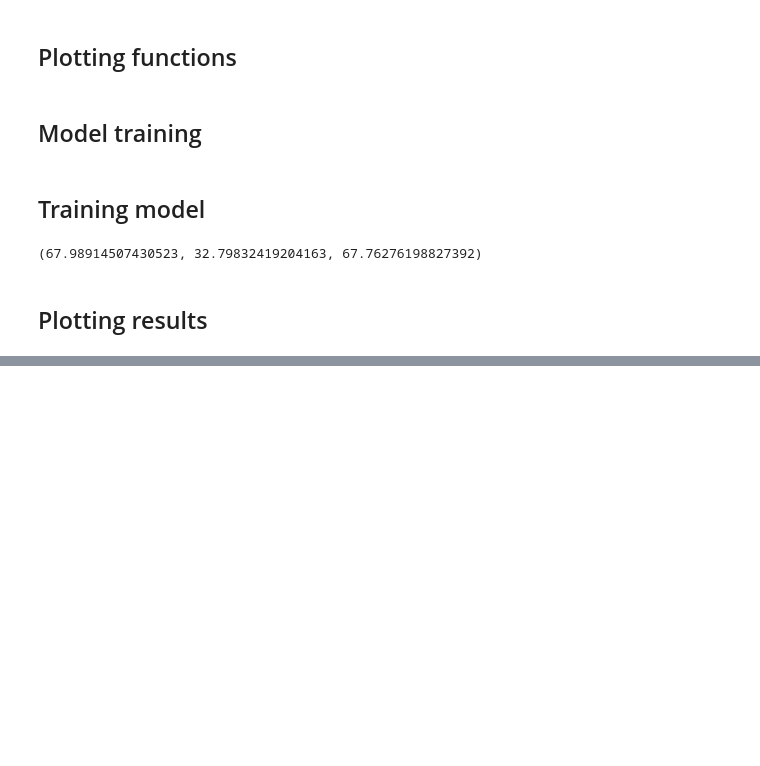
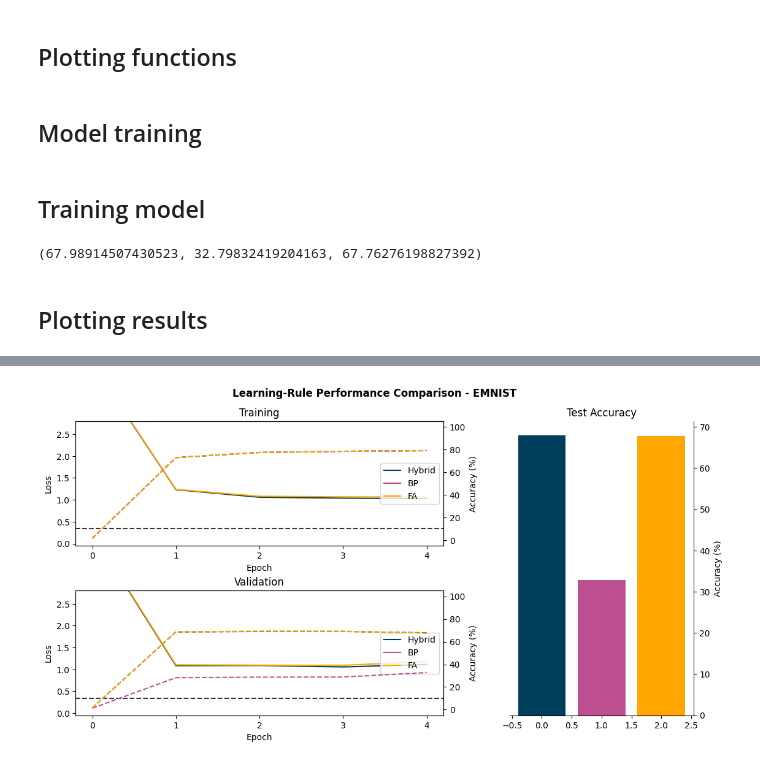
Before and after one commit to manisetayesh/predictive-feedback, a Jupyter notebook: testing/hybrid.ipynb, the cells around one changed output, grey strips where cells are left out. Cells and saved outputs as stored; diff of their text form; code cells hidden in the pictures; blank space fills up the shorter version.

Commit message:
EMNIST performance comparison

```diff
--- a/testing/hybrid.ipynb
+++ b/testing/hybrid.ipynb
@@ -618,6 +618,5 @@ test_acc, m1_acc, m2_acc
 ## Plotting results
 # %%
 subset = {k: v for k, v in results_dict.items() if "m1" not in k and "m2" not in k}
-subset_m1 = {k: v for k, v in results_dict.items() if "m1" in k}
-subset_m2 = {k: v for k, v in results_dict.items() if "m2" in k}
-plot_results(subset)
+subset_m1 = {k.removeprefix("m1_"): v for k, v in results_dict.items() if "m1" in k}
+subset_m2 = {k.removeprefix("m2_"): v for k, v in results_dict.items() if "m2" in k}
@@ -636,0 +623,86 @@ plot_results(subset_m2, prefix="m2_", model='FA')
+# %%
+epochs = 5
+num_classes = 10
+
+chance = 100 / num_classes
+
+
+def create_grid(fig, spec):
+    axes = []
+    for row in range(spec.nrows):
+        for col in range(spec.ncols):
+            axes.append(fig.add_subplot(spec[row, col]))
+    return axes
+
+
+fig = plt.figure(figsize=(13, 6))
+fig.suptitle("Learning-Rule Performance Comparison - EMNIST", weight="bold", y=0.94)
+
+widths = [1, 0.5]
+spec = fig.add_gridspec(ncols=2, nrows=2, width_ratios=widths)
+
+train_ax = fig.add_subplot(spec[0, 0])
+valid_ax = fig.add_subplot(spec[1, 0])
+acc_ax = fig.add_subplot(spec[:, 1])
+
+fig.subplots_adjust(wspace=0.24, hspace=0.36, top=0.85, bottom=0.05)
+
+train_ax.set_xticks(np.arange(epochs))
+train_ax.set_xlabel("Epoch")
+train_ax.set_ylabel("Loss")
+train_ax.set_ylim(-0.05, 2.8)
+train_ax.set_title("Training")
+
+
+acc_train = train_ax.twinx()
+acc_train.spines[["right"]].set_visible(True)
+acc_train.axhline(chance, ls="dashed", color="k", alpha=0.8)
+acc_train.set_ylim(-5, 105)
+acc_train.set_ylabel("Accuracy (%)")
+
+# train_ax.spines[['top']].set_visible(False)
+# train_ax.spines.bottom.set(linewidth=2)
+# train_ax.spines.left.set(linewidth=2)
+# train_ax.spines.right.set(linewidth=2)
+
+valid_ax.set_xticks(np.arange(epochs))
+valid_ax.set_xlabel("Epoch")
+valid_ax.set_ylabel("Loss")
+valid_ax.set_ylim(-0.05, 2.8)
+valid_ax.set_title("Validation")
+
+acc_valid = valid_ax.twinx()
+acc_valid.spines[["right"]].set_visible(True)
+acc_valid.axhline(chance, ls="dashed", color="k", alpha=0.8)
+acc_valid.set_ylim(-5, 105)
+acc_valid.set_ylabel("Accuracy (%)")
+
+dicts = [subset, subset_m1, subset_m2]
+labels = ["Hybrid", "BP", "FA"]
+colors = ["#003f5c", "#bc5090", "#ffa600"]
+accuracies = [test_acc, m1_acc, m2_acc]
+
+bars = []
+
+for data_dict, label, color in zip(dicts, labels, colors):
+    train_ax.plot(data_dict["train_loss"], label=label, color=color)
+    acc_train.plot(
+        data_dict["train_acc"], label=label, color=color, ls="dashed"
+    )
+
+    valid_ax.plot(data_dict["valid_loss"], label=label, color=color)
+    acc_valid.plot(
+        data_dict["valid_acc"], label=label, color=color, ls="dashed"
+    )
+
+acc_ax.bar(np.arange(len(accuracies)), height=accuracies, color=colors, label=labels)
+acc_ax.yaxis.set_label_position("right")
+acc_ax.yaxis.tick_right()
+acc_ax.set_ylabel("Accuracy (%)")
+acc_ax.spines[["top", "left"]].set_visible(False)
+acc_ax.set_title("Test Accuracy")
+
+
+train_ax.legend(loc="center right")
+valid_ax.legend(loc="center right")
+# %% [output]
@@ -636,0 +710 @@ plot_results(subset_m2, prefix="m2_", model='FA')
+[figure, added]
```
Also changed, not shown: parts of 4 cells of this notebook, 1 other file.
